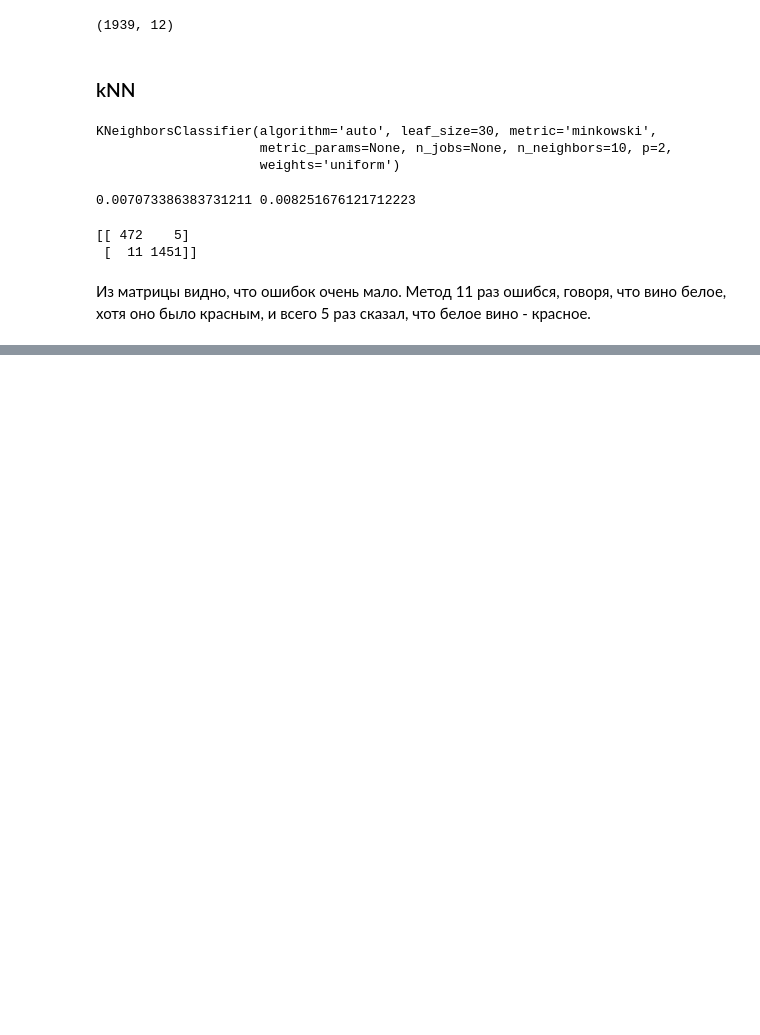
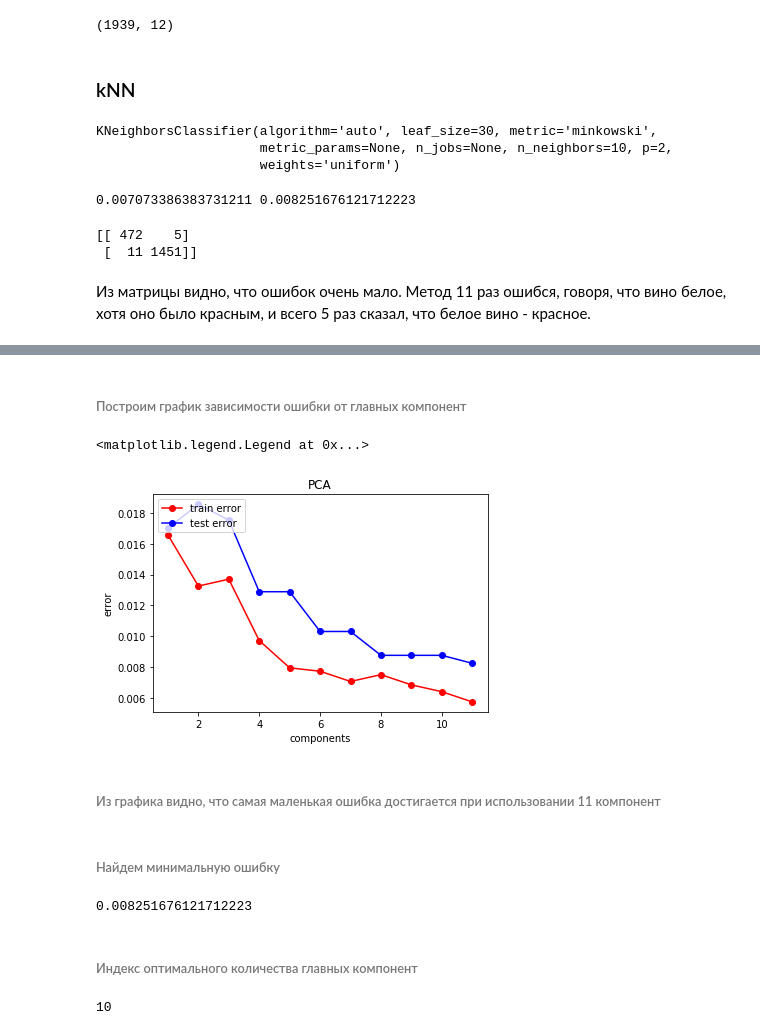
Before and after one commit to KSTconsult/MLearning, a Jupyter notebook: Lab1.ipynb, the cells around one changed output, grey strips where cells are left out. Saved outputs shown, nothing was run; the diff lists cells and outputs as text; code cells hidden in the pictures; blank space fills up the shorter version.

```diff
--- a/Lab1.ipynb
+++ b/Lab1.ipynb
@@ -287,0 +369,36 @@ print(confusion_matrix(y_test, y_test_predict))
+# %% [markdown]
+###### Построим график зависимости ошибки от главных компонент
+# %%
+comp = range(1, 12, 1)
+err_train_mas = []
+err_test_mas = []
+for temp in comp:
+    pca = PCA(n_components = temp)
+    X_PCA = pca.fit_transform(X)
+    X_train, X_test, y_train, y_test = train_test_split(X_PCA, y, test_size = 0.3, random_state = 42)
+    knn = KNeighborsClassifier(n_neighbors = 5).fit(X_train, y_train)
+    err_train_mas.append(np.mean(knn.predict(X_train) != y_train))
+    err_test_mas.append(np.mean(knn.predict(X_test) != y_test))
+plt.plot(comp, err_train_mas, 'r-o', label = 'train error')
+plt.plot(comp, err_test_mas,  'b-o', label = 'test error')
+plt.title('PCA')
+plt.xlabel('components')
+plt.ylabel('error')
+plt.legend(loc = 2)
+# %% [output]
+<matplotlib.legend.Legend at 0x...>
+[figure, added]
+# %% [markdown]
+###### Из графика видно, что самая маленькая ошибка достигается при использовании 11 компонент
+# %% [markdown]
+###### Найдем минимальную ошибку
+# %%
+np.min(err_test_mas)
+# %% [output]
+0.008251676121712223
+# %% [markdown]
+###### Индекс оптимального количества главных компонент
+# %%
+np.argmin(err_test_mas)
+# %% [output]
+10
```
Also changed, not shown: parts of 14 cells of this notebook.
